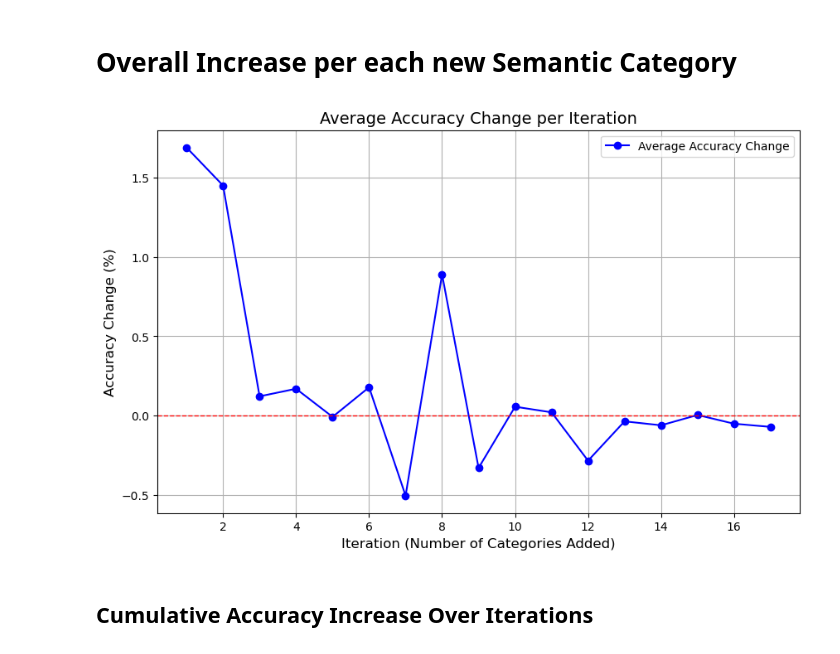
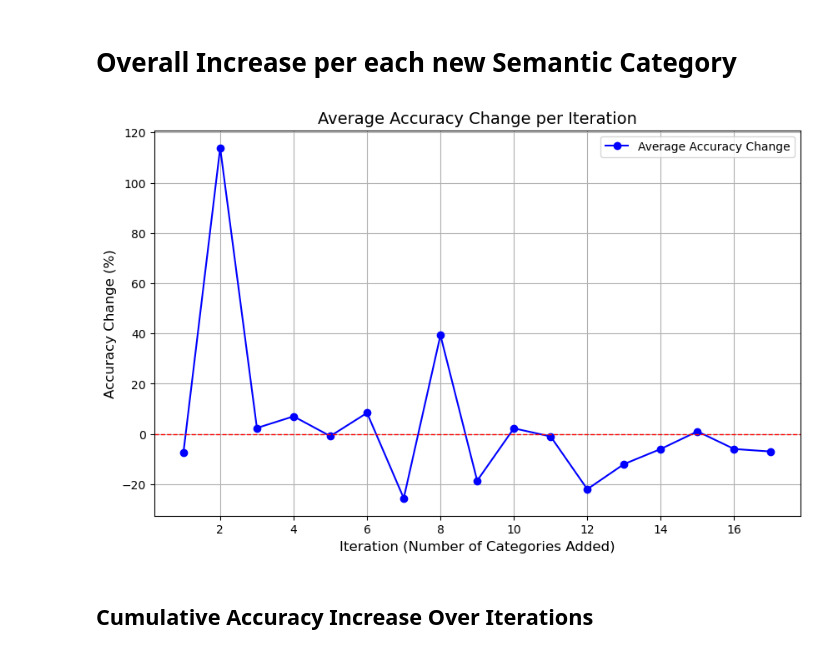
Before and after one commit to anthony-lamelas/CLIP_category_singularity, a Jupyter notebook: Tested_Datasets_and_Graphing/Analysis_Without_ImagePicture_Of.ipynb, the cells around one changed output. Cells and saved outputs as stored; diff of their text form; code cells hidden in the pictures.

```diff
--- a/Tested_Datasets_and_Graphing/Analysis_Without_ImagePicture_Of.ipynb
+++ b/Tested_Datasets_and_Graphing/Analysis_Without_ImagePicture_Of.ipynb
@@ -5778,0 +5894,15 @@ car50_accList = [float(val) for val in car50_counts.values()]
+# %%
+rep10_acc = float(car_accuracy("WithoutIP/Reptiles10/R10.csv", R10))
+rep20_acc = float(car_accuracy("WithoutIP/Reptiles10/R20.csv", R20))
+rep30_acc = float(car_accuracy("WithoutIP/Reptiles10/R30.csv", R30))
+rep40_acc = float(car_accuracy("WithoutIP/Reptiles10/R40.csv", R40))
+rep50_acc = float(car_accuracy("WithoutIP/Reptiles10/R50.csv", R50))
+rep60_acc = float(car_accuracy("WithoutIP/Reptiles10/R60.csv", R60))
+rep70_acc = float(car_accuracy("WithoutIP/Reptiles10/R70.csv", R70))
+rep80_acc = float(car_accuracy("WithoutIP/Reptiles10/R80.csv", R80))
+rep90_acc = float(car_accuracy("WithoutIP/Reptiles10/R90.csv", R90))
+rep100_acc = float(car_accuracy("WithoutIP/Reptiles10/R100.csv", R100))
+rep110_acc = float(car_accuracy("WithoutIP/Reptiles10/R110.csv", R110))
+rep120_acc = float(car_accuracy("WithoutIP/Reptiles10/R120.csv", R120))
+
+reptiles10_accList = [rep10_acc, rep20_acc, rep30_acc, rep40_acc, rep50_acc, rep60_acc, rep70_acc, rep80_acc, rep90_acc, rep100_acc, rep110_acc, rep120_acc]
@@ -5782,0 +5924,15 @@ car50_accList = [float(val) for val in car50_counts.values()]
+# %%
+sp22_acc = float(car_accuracy("WithoutIP/Sports22/SPO22.csv", SPO22))
+sp44_acc = float(car_accuracy("WithoutIP/Sports22/SPO44.csv", SPO44))
+sp66_acc = float(car_accuracy("WithoutIP/Sports22/SPO66.csv", SPO66))
+sp88_acc = float(car_accuracy("WithoutIP/Sports22/SPO88.csv", SPO88))
+sp110_acc = float(car_accuracy("WithoutIP/Sports22/SPO110.csv", SPO110))
+sp132_acc = float(car_accuracy("WithoutIP/Sports22/SPO132.csv", SPO132))
+sp154_acc = float(car_accuracy("WithoutIP/Sports22/SPO154.csv", SPO154))
+sp176_acc = float(car_accuracy("WithoutIP/Sports22/SPO176.csv", SPO176))
+sp198_acc = float(car_accuracy("WithoutIP/Sports22/SPO198.csv", SPO198))
+sp220_acc = float(car_accuracy("WithoutIP/Sports22/SPO220.csv", SPO220))
+sp242_acc = float(car_accuracy("WithoutIP/Sports22/SPO242.csv", SPO242))
+sp264_acc = float(car_accuracy("WithoutIP/Sports22/SPO264.csv", SPO264))
+
+sports22_accList = [sp22_acc, sp44_acc, sp66_acc, sp88_acc, sp110_acc, sp132_acc, sp154_acc, sp176_acc, sp198_acc, sp220_acc, sp242_acc, sp264_acc]
@@ -5968,7 +6138,8 @@ plt.show()
 # Overall Increase per each new Semantic Category
 # %%
 # Pad the shorter list with NaN to make lengths equal
-max_length = max(len(flowers10_accList), len(food10_accList), len(fruits10_accList), len(sports15_accList), len(vehicle20_accList), len(food34_accList), len(weather11_accList), len(animal80_accList))
+max_length = max(len(flowers10_accList), len(food10_accList), len(fruits10_accList), len(sports15_accList), len(vehicle20_accList), len(food34_accList), len(weather11_accList), len(animal80_accList),
+                  len(seaAnimals23_accList), len(pests12_accList), len(animals15_accList), len(dog10_accList), len(apparel24_accList), len(car50_accList), len(reptiles10_accList), len(sports22_accList))
 
 
 sports15_accList += [np.nan] * (max_length - len(sports15_accList))
@@ -5984,6 +6155,10 @@ pests12_accList += [np.nan] * (max_length - len(pests12_accList))
 animals15_accList += [np.nan] * (max_length - len(animals15_accList))
 dog10_accList += [np.nan] * (max_length - len(dog10_accList))
 apparel24_accList += [np.nan] * (max_length - len(apparel24_accList))
+sports15_accList += [np.nan] * (max_length - len(sports15_accList))
+car50_accList += [np.nan] * (max_length - len(car50_accList))
+reptiles10_accList += [np.nan] * (max_length - len(reptiles10_accList))
+sports22_accList += [np.nan] * (max_length - len(sports22_accList))
 
 data = {
     "Sports15": sports15_accList,
@@ -5994,34 +6169,34 @@ data = {
     "Food34": food34_accList,
     "Weather11": weather11_accList,
     "Animal80": animal80_accList,
     "SeaAnimals23": seaAnimals23_accList,
     "Pests12": pests12_accList,
     "Animals15": animals15_accList,
     "Dog10": dog10_accList,
     "Apparel24": apparel24_accList,
     "Cars50": car50_accList,
     "Reptiles10": reptiles10_accList,
     "Sports22": sports22_accList
 }
 
 df = pd.DataFrame(data)
 
 df_diff = df.diff().iloc[1:]  # First row will be NaN because there's no previous value
 df_diff["Average Change"] = df_diff.mean(axis=1)
 
 plt.figure(figsize=(10, 6))
 plt.plot(df_diff.index, df_diff["Average Change"], marker='o', label='Average Accuracy Change', color='blue')
 
 plt.axhline(0, color='red', linestyle='--', linewidth=1)
 plt.xlabel('Iteration (Number of Categories Added)', fontsize=12)
 plt.ylabel('Accuracy Change (%)', fontsize=12)
 plt.title('Average Accuracy Change per Iteration', fontsize=14)
 plt.grid(True)
 plt.legend(fontsize=10)
 
 plt.show()
 # %% [output]
-[figure, old version]
+[figure, new version]
 # %% [markdown]
 ## Cumulative Accuracy Increase Over Iterations
 # %%
```
Also changed, not shown: parts of 256 cells of this notebook.
